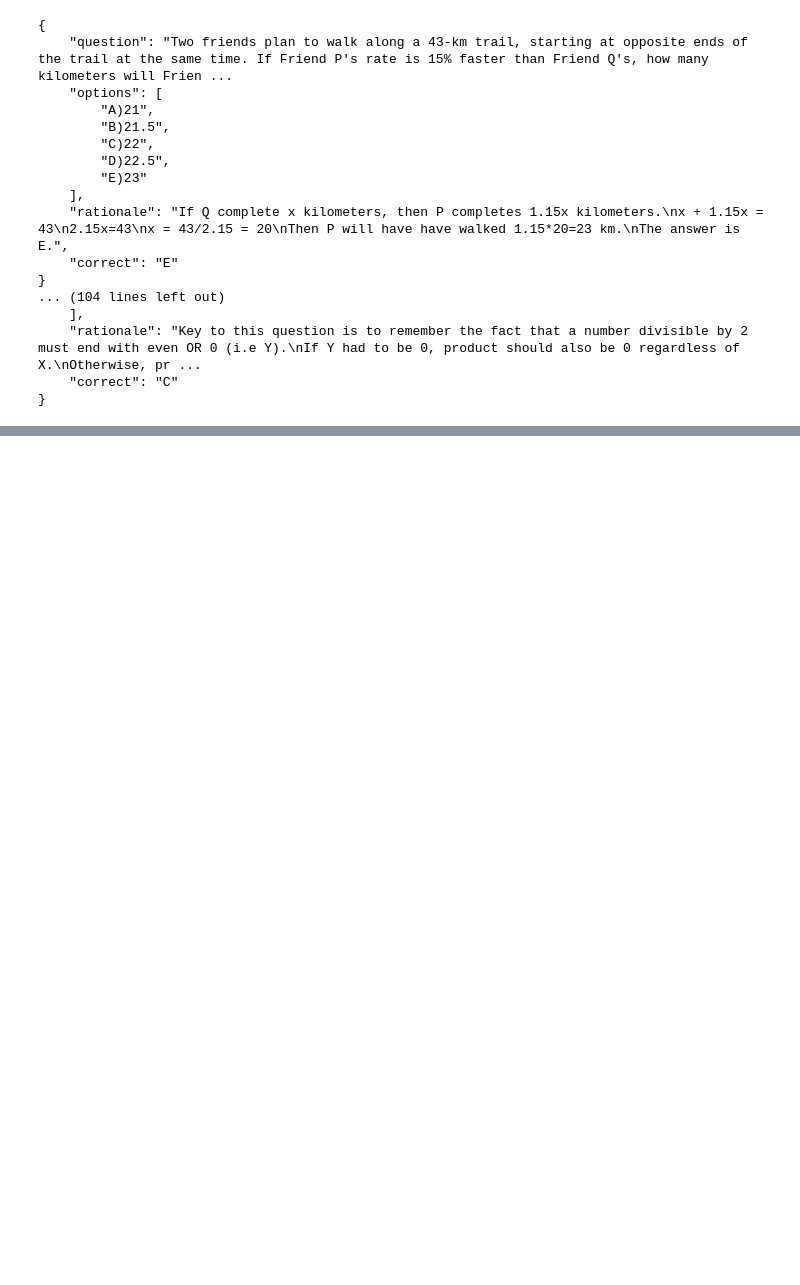
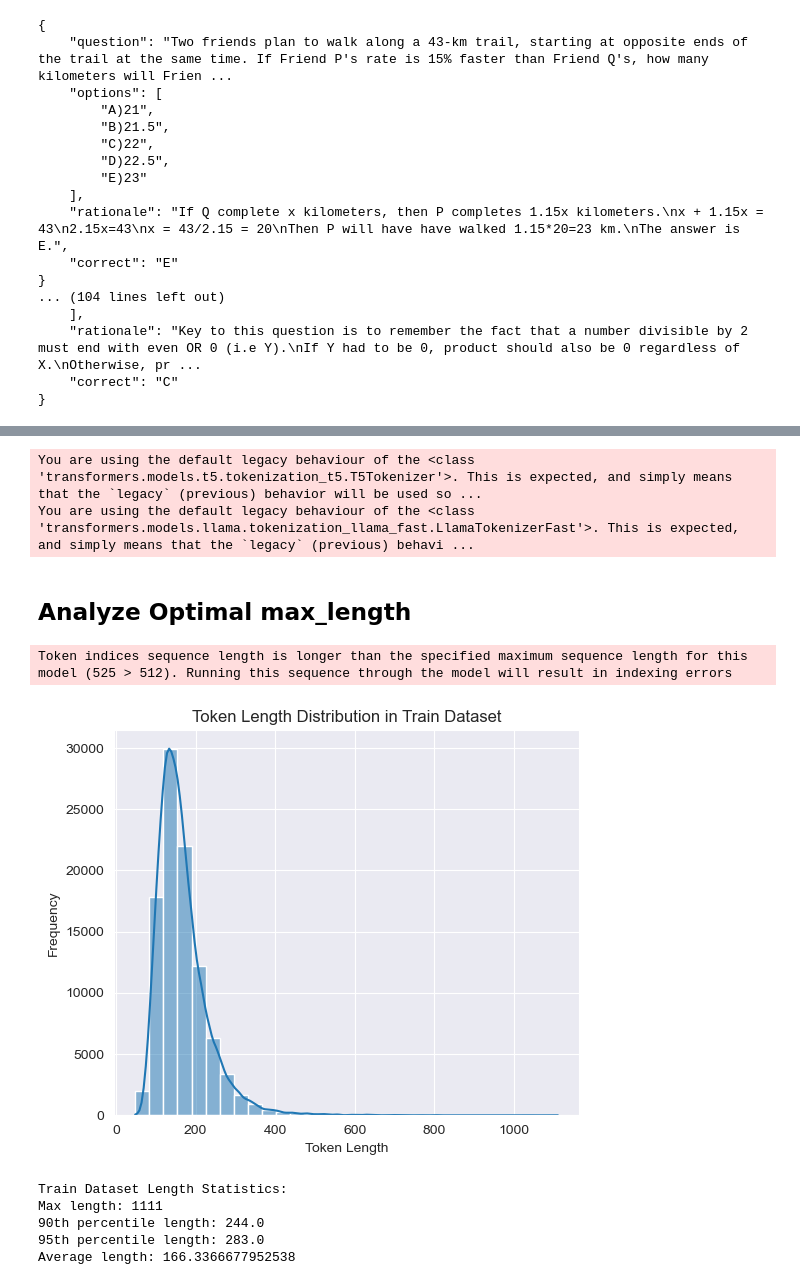
Before and after one commit to AdityaAshvin/ScalingDown, a Jupyter notebook: scripts/data_preprocessing/data_preprocessing-aqua.ipynb, the cells around one changed output, grey strips where cells are left out. Cells and saved outputs as stored; diff of their text form; code cells hidden in the pictures; blank space fills up the shorter version.

Commit message:
Update AQuA Pre-processing (llemma, gptneo)

```diff
--- a/scripts/data_preprocessing/data_preprocessing-aqua.ipynb
+++ b/scripts/data_preprocessing/data_preprocessing-aqua.ipynb
@@ -76,0 +87,57 @@ train_df.head()
+# %%
+t5_tokenizer = T5Tokenizer.from_pretrained('google-t5/t5-small')
+llemma_tokenizer = AutoTokenizer.from_pretrained("EleutherAI/llemma_7b")
+gptneo_tokenizer = AutoTokenizer.from_pretrained("EleutherAI/gpt-neo-2.7B")
+
+teacher_tokenizers = {
+    'llemma': llemma_tokenizer,
+    'gptneo': gptneo_tokenizer,
+}
+# %% [output]
+You are using the default legacy behaviour of the <class 'transformers.models.t5.tokenization_t5.T5Tokenizer'>. This is expected, and simply means that the `legacy` (previous) behavior will be used so ...
+You are using the default legacy behaviour of the <class 'transformers.models.llama.tokenization_llama_fast.LlamaTokenizerFast'>. This is expected, and simply means that the `legacy` (previous) behavi ...
+# %% [markdown]
+## Analyze Optimal max_length
+# %%
+def calculate_token_lengths(df):
+    lengths = []
+    for index, row in df.iterrows():
+        question_text = f"Question: {row['question']} Options: {row['options']}"
+        rationale_text = f"Rationale: {row['rationale']}"
+        question_tokens = t5_tokenizer(question_text, return_tensors='pt')['input_ids']
+        rationale_tokens = t5_tokenizer(rationale_text, return_tensors='pt')['input_ids']
+        total_length = question_tokens.size(1) + rationale_tokens.size(1)
+        lengths.append(total_length)
+
+    return lengths
+
+train_lengths = calculate_token_lengths(train_df)
+test_lengths = calculate_token_lengths(test_df)
+val_lengths = calculate_token_lengths(val_df)
+
+def plot_length_distribution(lengths, dataset_name):
+    plt.figure(figsize=(6, 5))
+    sns.histplot(lengths, bins=30, kde=True)
+    plt.title(f'Token Length Distribution in {dataset_name} Dataset')
+    plt.xlabel('Token Length')
+    plt.ylabel('Frequency')
+    plt.show()
+
+plot_length_distribution(train_lengths, "Train")
+
+def get_length_statistics(lengths):
+    print(f"Max length: {max(lengths)}")
+    print(f"90th percentile length: {np.percentile(lengths, 90)}")
+    print(f"95th percentile length: {np.percentile(lengths, 95)}")
+    print(f"Average length: {np.mean(lengths)}")
+
+print("Train Dataset Length Statistics:")
+get_length_statistics(train_lengths)
+# %% [output]
+Token indices sequence length is longer than the specified maximum sequence length for this model (525 > 512). Running this sequence through the model will result in indexing errors
+[figure, added]
+Train Dataset Length Statistics:
+Max length: 1111
+90th percentile length: 244.0
+95th percentile length: 283.0
+Average length: 166.3366677952538
```
Also changed, not shown: parts of 11 cells of this notebook.
